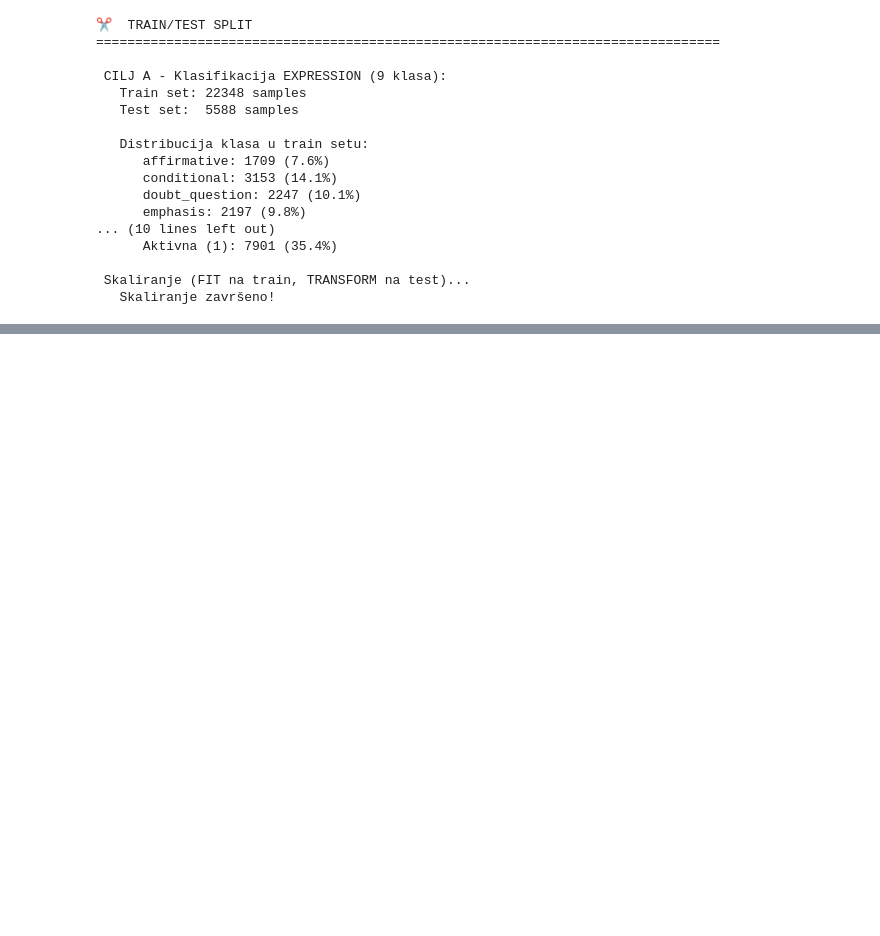
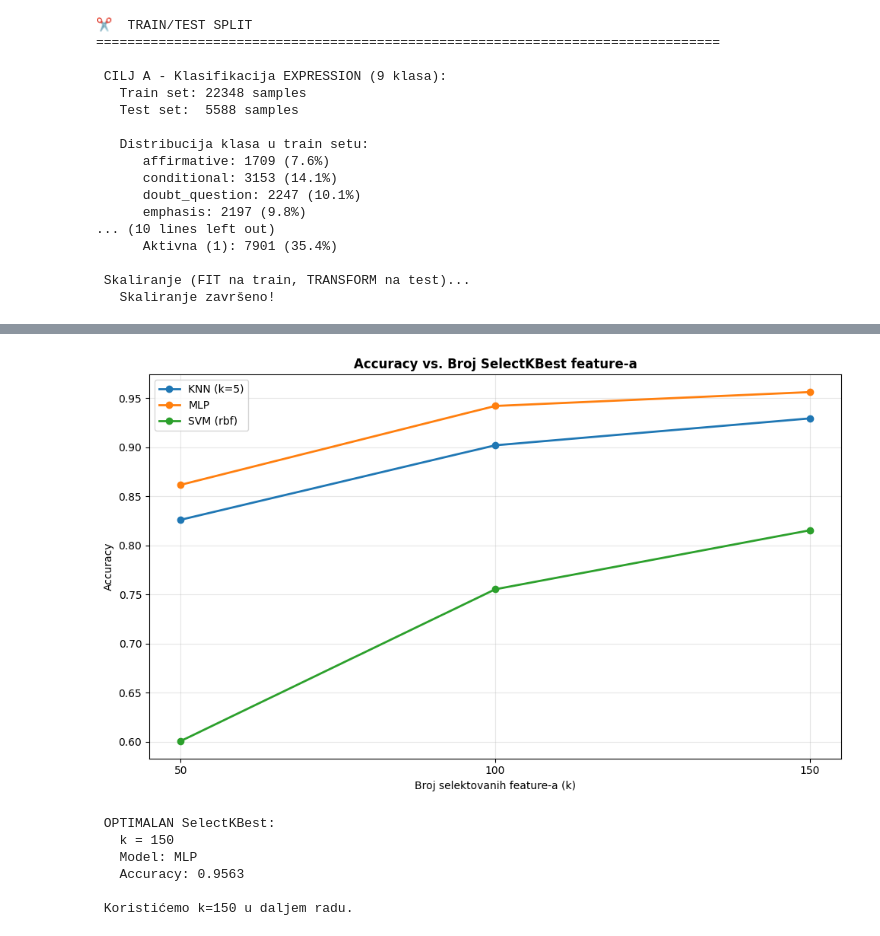
Before and after one commit to ZarijaTrtovic/Grammatical-Facial-Expressions---Classification, a Jupyter notebook: notebooks/facial_expressions.ipynb, the cells around one changed output, grey strips where cells are left out. Cells and saved outputs as stored; diff of their text form; code cells hidden in the pictures; blank space fills up the shorter version.

```diff
--- a/notebooks/facial_expressions.ipynb
+++ b/notebooks/facial_expressions.ipynb
@@ -423,0 +506,71 @@ print("   Skaliranje završeno!")
+# %%
+# SelectKBest EKSPERIMENT - Testiranje različitog broja feature-a 13
+# =============================================================================
+
+from sklearn.feature_selection import SelectKBest, f_classif
+
+print("=" * 80)
+print(" SelectKBest EKSPERIMENT - Različit broj feature-a")
+print("=" * 80)
+
+kbest_values_to_test = [50, 100, 150]
+kbest_results = []
+
+test_models_kb = {
+    'KNN (k=5)': lambda: KNeighborsClassifier(n_neighbors=5),
+    'MLP': lambda: MLPClassifier(hidden_layer_sizes=(100, 50),
+                                  activation='relu', max_iter=500, random_state=42),
+    'SVM (rbf)': lambda: SVC(kernel='rbf', C=1.0, random_state=42)
+}
+
+for k_val in kbest_values_to_test:
+    print(f"\n   Testiram SelectKBest sa k={k_val}...")
+
+    selector_test = SelectKBest(score_func=f_classif, k=k_val) #ANOVA F TEST
+    X_train_kb_test = selector_test.fit_transform(X_train_expr_scaled, y_train_expr)
+    X_test_kb_test = selector_test.transform(X_test_expr_scaled)
+
+    for model_name, model_fn in test_models_kb.items():
+        model = model_fn()
+        model.fit(X_train_kb_test, y_train_expr)
+        y_pred = model.predict(X_test_kb_test)
+        acc = accuracy_score(y_test_expr, y_pred)
+        f1 = f1_score(y_test_expr, y_pred, average='weighted')
+
+        kbest_results.append({
+            'k': k_val,
+            'Model': model_name,
+            'Accuracy': acc,
+            'F1_Score': f1
+        })
+        print(f"      {model_name}: Acc={acc:.4f}, F1={f1:.4f}")
+
+df_kbest_results = pd.DataFrame(kbest_results)
+
+# Vizualizacija
+fig, ax = plt.subplots(figsize=(10, 6))
+
+for model_name in test_models_kb.keys():
+    model_data = df_kbest_results[df_kbest_results['Model'] == model_name]
+    ax.plot(model_data['k'], model_data['Accuracy'],
+            marker='o', label=model_name, linewidth=2)
+
+ax.set_xlabel('Broj selektovanih feature-a (k)')
+ax.set_ylabel('Accuracy')
+ax.set_title('Accuracy vs. Broj SelectKBest feature-a', fontweight='bold')
+ax.set_xticks(kbest_values_to_test)
+ax.legend()
+ax.grid(True, alpha=0.3)
+
+plt.tight_layout()
+plt.savefig('kbest_experiment.png', dpi=150, bbox_inches='tight')
+plt.show()
+
+best_kbest = df_kbest_results.loc[df_kbest_results['Accuracy'].idxmax()]
+optimal_k_best = int(best_kbest['k'])
+print(f"\n OPTIMALAN SelectKBest:")
+print(f"   k = {optimal_k_best}")
+print(f"   Model: {best_kbest['Model']}")
+print(f"   Accuracy: {best_kbest['Accuracy']:.4f}")
+print(f"\n Koristićemo k={optimal_k_best} u daljem radu.")
+# %% [output]
@@ -424 +595,8 @@ print("   Skaliranje završeno!")
+[figure, added]
+ OPTIMALAN SelectKBest:
+   k = 150
+   Model: MLP
+   Accuracy: 0.9563
+
+ Koristićemo k=150 u daljem radu.
 # %%
```
Also changed, not shown: parts of 30 cells of this notebook, 42 other files.
